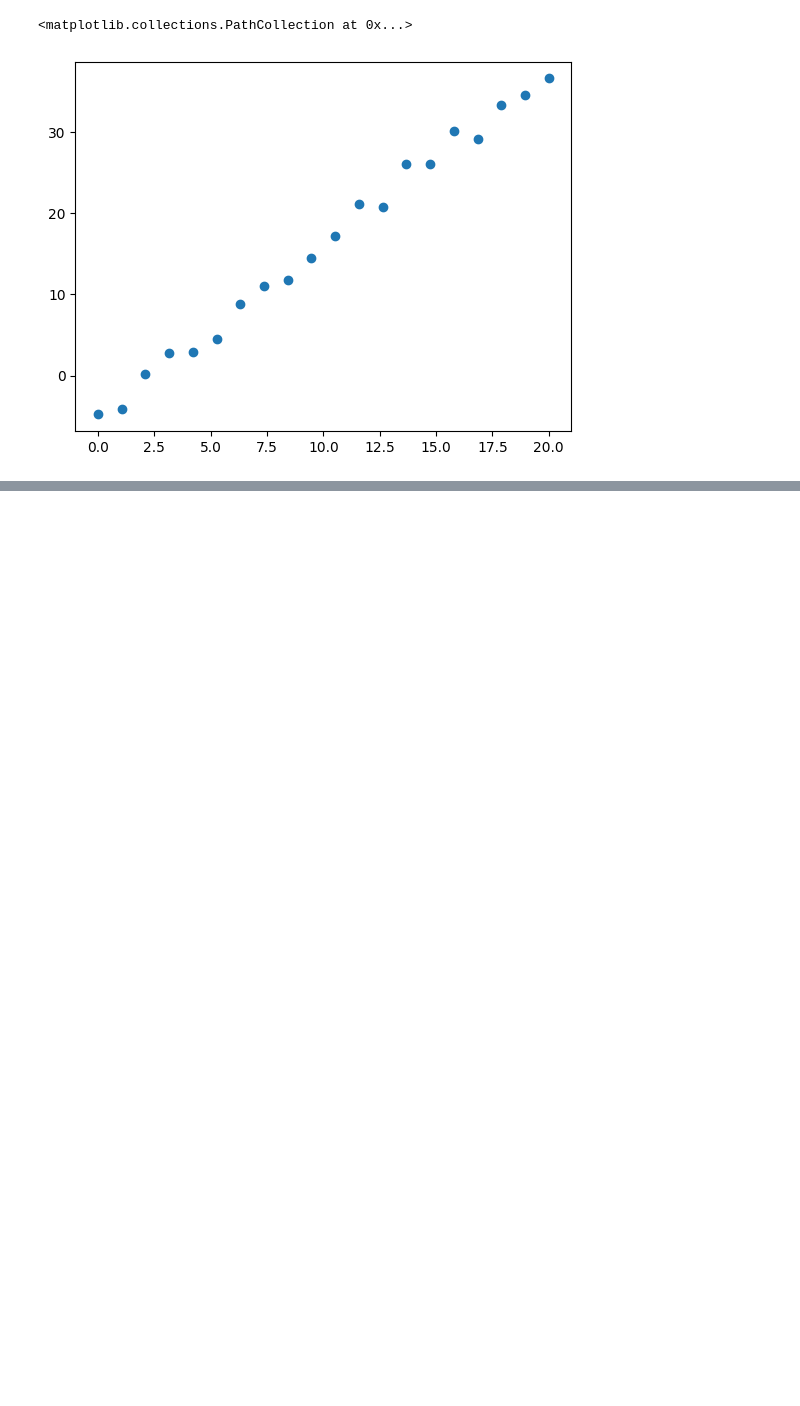
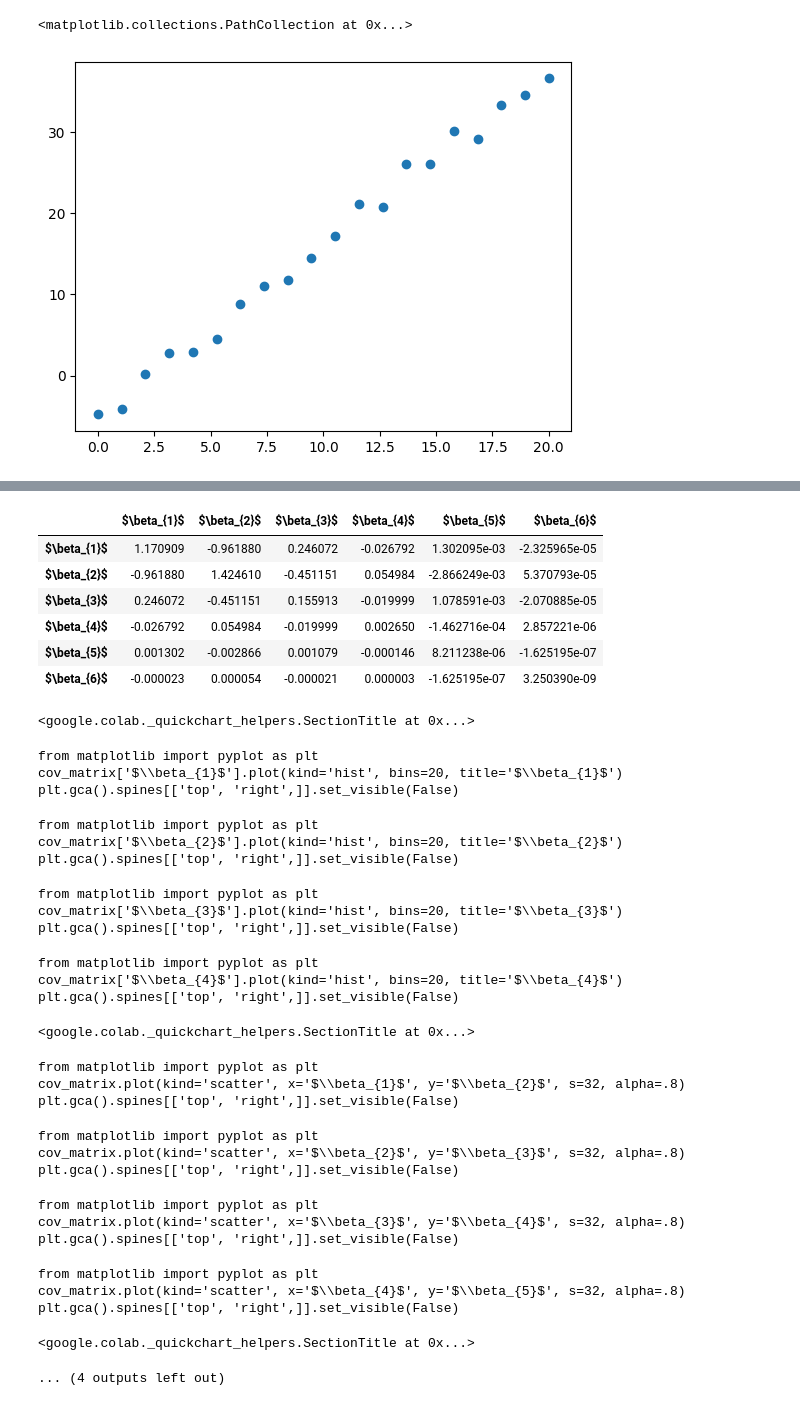
Before and after one commit to asegura4488/MetodosComputacionalesI2025, a Jupyter notebook: Semana12/MatrizCovarianza.ipynb, the cells around one changed output, grey strips where cells are left out. Drawn from its saved outputs; the diff is of its cells as text; code cells hidden in the pictures; blank space fills up the shorter version.

```diff
--- a/Semana12/MatrizCovarianza.ipynb
+++ b/Semana12/MatrizCovarianza.ipynb
@@ -108,0 +122,39 @@ array([0.69747802, 0.16164543, 0.00780202])
+# %%
+cov_matrix = pd.DataFrame(CovMatrix,index=labels,columns=labels)
+cov_matrix
+# %% [output]
+|  | $\beta_{1}$ | $\beta_{2}$ | $\beta_{3}$ | $\beta_{4}$ | $\beta_{5}$ | $\beta_{6}$ |
+| $\beta_{1}$ | 1.170909 | -0.961880 | 0.246072 | -0.026792 | 1.302095e-03 | -2.325965e-05 |
+| $\beta_{2}$ | -0.961880 | 1.424610 | -0.451151 | 0.054984 | -2.866249e-03 | 5.370793e-05 |
+| $\beta_{3}$ | 0.246072 | -0.451151 | 0.155913 | -0.019999 | 1.078591e-03 | -2.070885e-05 |
+| $\beta_{4}$ | -0.026792 | 0.054984 | -0.019999 | 0.002650 | -1.462716e-04 | 2.857221e-06 |
+| $\beta_{5}$ | 0.001302 | -0.002866 | 0.001079 | -0.000146 | 8.211238e-06 | -1.625195e-07 |
+| $\beta_{6}$ | -0.000023 | 0.000054 | -0.000021 | 0.000003 | -1.625195e-07 | 3.250390e-09 |
+<google.colab._quickchart_helpers.SectionTitle at 0x...>
+from matplotlib import pyplot as plt
+cov_matrix['$\\beta_{1}$'].plot(kind='hist', bins=20, title='$\\beta_{1}$')
+plt.gca().spines[['top', 'right',]].set_visible(False)
+from matplotlib import pyplot as plt
+cov_matrix['$\\beta_{2}$'].plot(kind='hist', bins=20, title='$\\beta_{2}$')
+plt.gca().spines[['top', 'right',]].set_visible(False)
+from matplotlib import pyplot as plt
+cov_matrix['$\\beta_{3}$'].plot(kind='hist', bins=20, title='$\\beta_{3}$')
+plt.gca().spines[['top', 'right',]].set_visible(False)
+from matplotlib import pyplot as plt
+cov_matrix['$\\beta_{4}$'].plot(kind='hist', bins=20, title='$\\beta_{4}$')
+plt.gca().spines[['top', 'right',]].set_visible(False)
+<google.colab._quickchart_helpers.SectionTitle at 0x...>
+from matplotlib import pyplot as plt
+cov_matrix.plot(kind='scatter', x='$\\beta_{1}$', y='$\\beta_{2}$', s=32, alpha=.8)
+plt.gca().spines[['top', 'right',]].set_visible(False)
+from matplotlib import pyplot as plt
+cov_matrix.plot(kind='scatter', x='$\\beta_{2}$', y='$\\beta_{3}$', s=32, alpha=.8)
+plt.gca().spines[['top', 'right',]].set_visible(False)
+from matplotlib import pyplot as plt
+cov_matrix.plot(kind='scatter', x='$\\beta_{3}$', y='$\\beta_{4}$', s=32, alpha=.8)
+plt.gca().spines[['top', 'right',]].set_visible(False)
+from matplotlib import pyplot as plt
+cov_matrix.plot(kind='scatter', x='$\\beta_{4}$', y='$\\beta_{5}$', s=32, alpha=.8)
+plt.gca().spines[['top', 'right',]].set_visible(False)
+<google.colab._quickchart_helpers.SectionTitle at 0x...>
+... (4 outputs left out)
```
Also changed, not shown: parts of 7 cells of this notebook.
